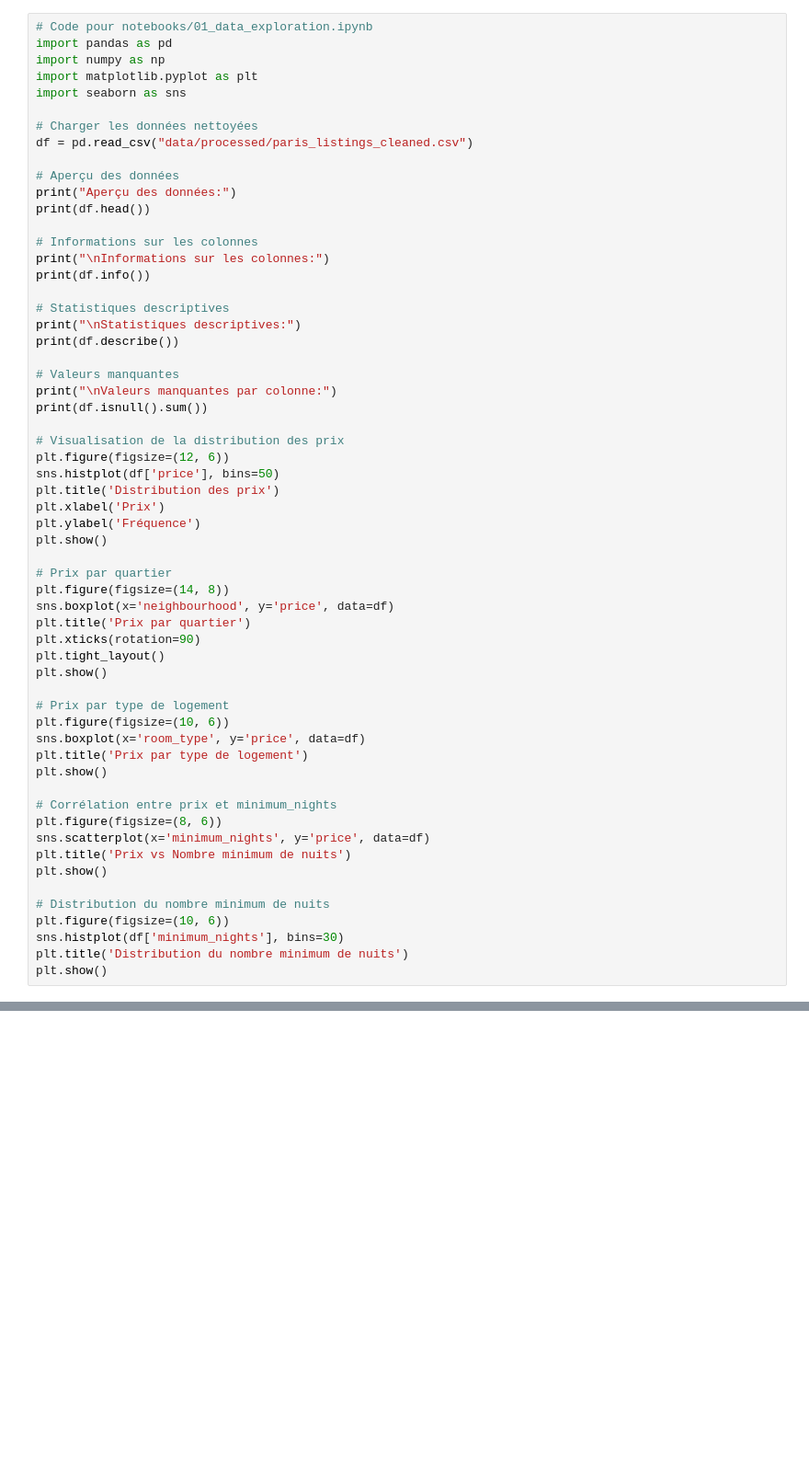
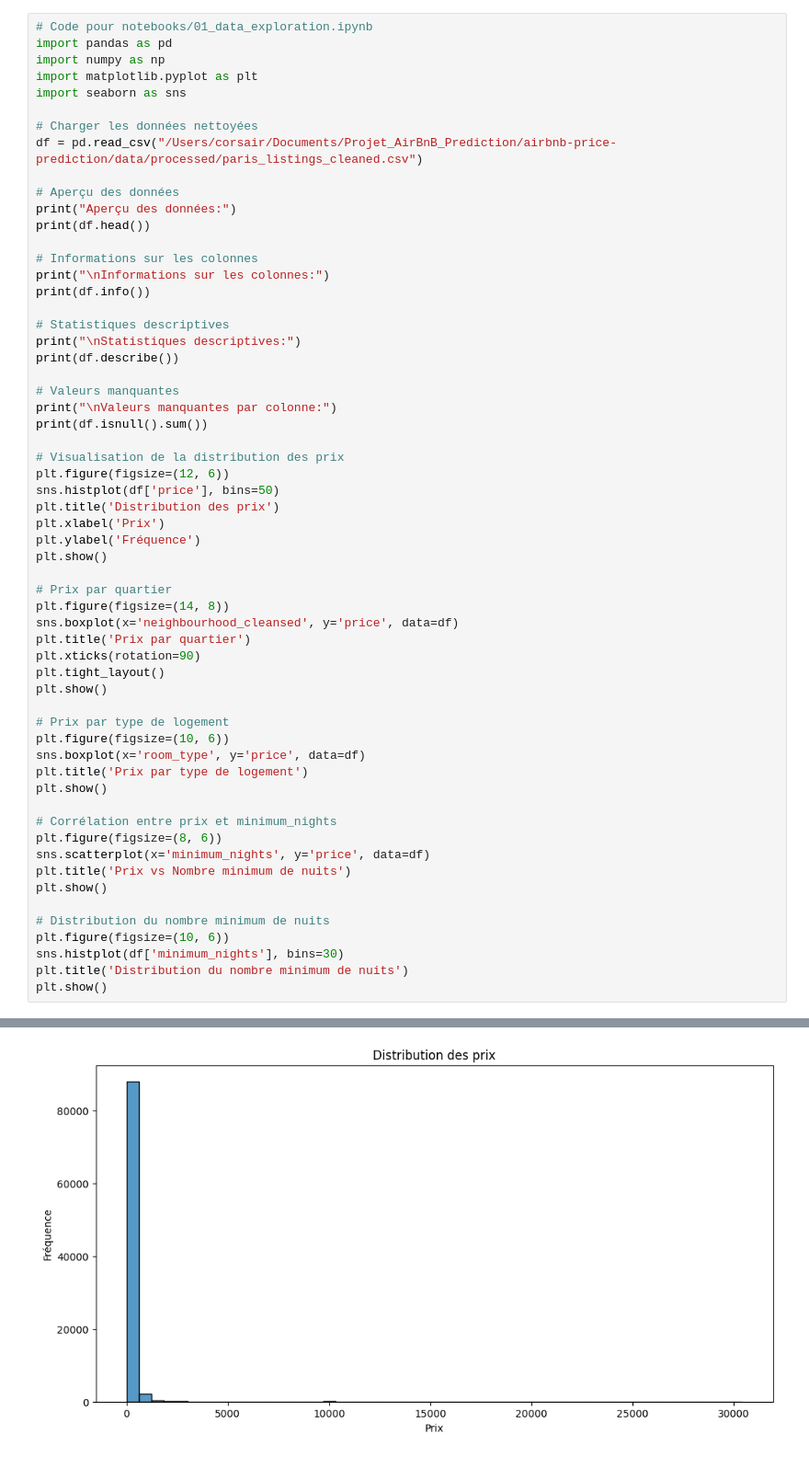
Before and after one commit to Hicham77500/Projet_AirBnB_Prediction, a Jupyter notebook: notebooks/01_data_exploration.ipynb, the cells around one changed output, grey strips where cells are left out. Shown at 92% size. Saved outputs shown, nothing was run; the diff lists cells and outputs as text; blank space fills up the shorter version.

```diff
--- a/notebooks/01_data_exploration.ipynb
+++ b/notebooks/01_data_exploration.ipynb
@@ -6,7 +6,7 @@ import matplotlib.pyplot as plt
 import seaborn as sns
 
 # Charger les données nettoyées
-df = pd.read_csv("data/processed/paris_listings_cleaned.csv")
+df = pd.read_csv("/Users/corsair/Documents/Projet_AirBnB_Prediction/airbnb-price-prediction/data/processed/paris_listings_cleaned.csv")
 
 # Aperçu des données
 print("Aperçu des données:")
@@ -34,7 +34,7 @@ plt.show()
 
 # Prix par quartier
 plt.figure(figsize=(14, 8))
-sns.boxplot(x='neighbourhood', y='price', data=df)
+sns.boxplot(x='neighbourhood_cleansed', y='price', data=df)
 plt.title('Prix par quartier')
 plt.xticks(rotation=90)
 plt.tight_layout()
@@ -62,0 +78 @@ FileNotFoundError: [Errno 2] No such file or directory: 'data/processed/paris_li
+[figure, added]
```
Also changed, not shown: parts of 1 cell of this notebook, 7 other files.
